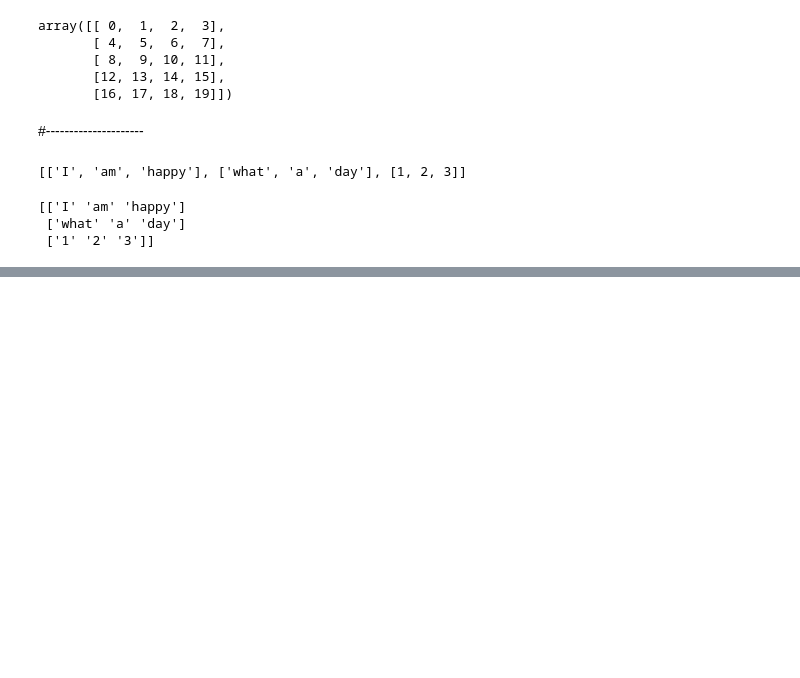
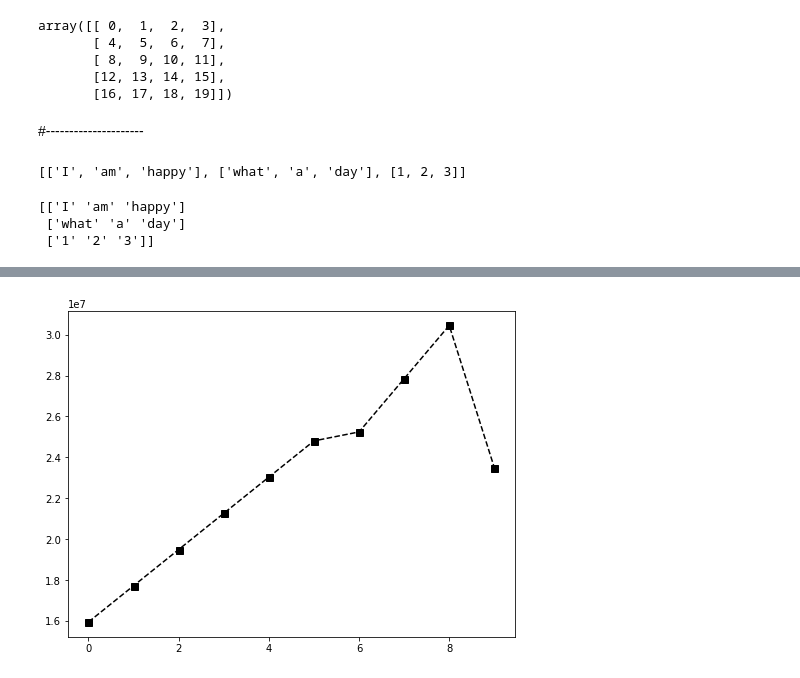
Before and after one commit to meda-cyber/Python_for_Data, a Jupyter notebook: Python for data with A-Z/Dataset of NBA/NBA_Player_Analysis.ipynb, the cells around one changed output, grey strips where cells are left out. Saved outputs shown, nothing was run; the diff lists cells and outputs as text; code cells hidden in the pictures; blank space fills up the shorter version.

Commit message:
Analysing NBA player game,salary, time playing

```diff
--- a/Python for data with A-Z/Dataset of NBA/NBA_Player_Analysis.ipynb
+++ b/Python for data with A-Z/Dataset of NBA/NBA_Player_Analysis.ipynb
@@ -227,0 +415,10 @@ print(np.array([r1,r2,r3]))
+# %%
+%matplotlib inline
+plt.rcParams["figure.figsize"] = 8,6
+# That are going to show inside jupyter not on other window
+# %%
+plt.plot(Salary[0], c = "Black", ls= "--",marker = "s",ms = 7)
+plt.show()
+# c stand for color and ls for line style
+# %% [output]
+[figure, added]
```
Also changed, not shown: parts of 41 cells of this notebook.
